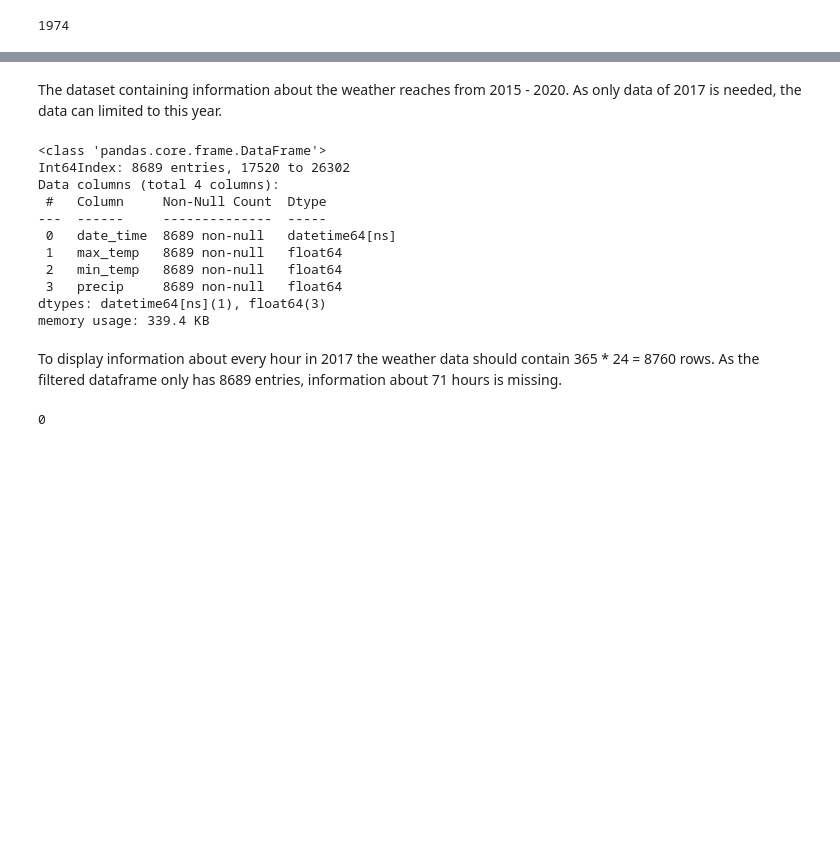
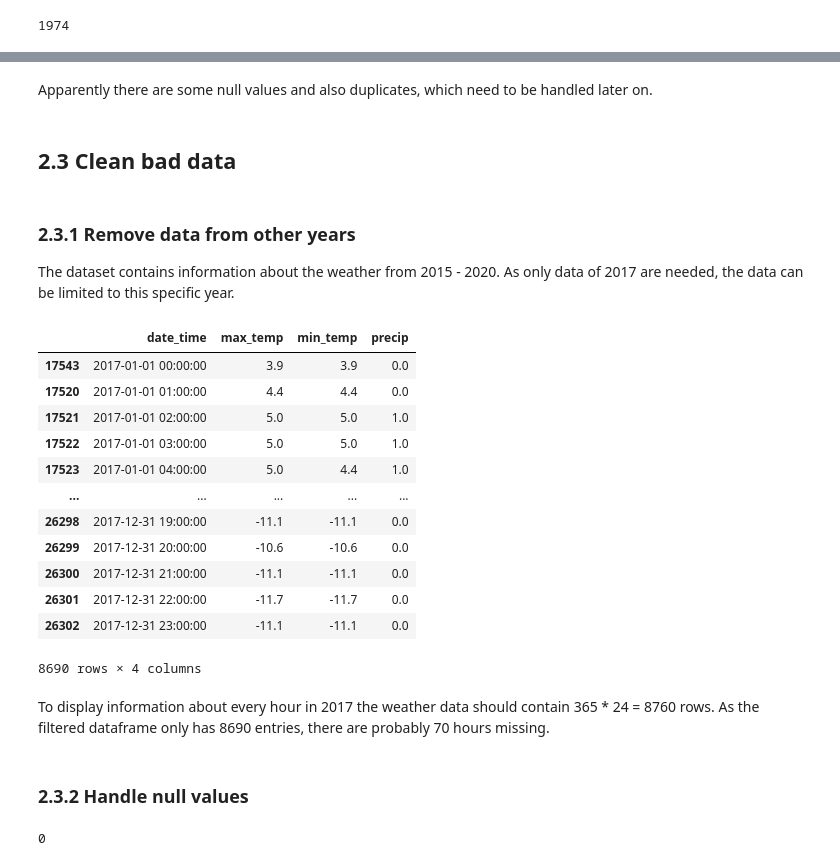
Before and after one commit to NinoVo931/AA_Project, a Jupyter notebook: Weather_Cleaning.ipynb, the cells around one changed output, grey strips where cells are left out. Drawn from its saved outputs; the diff is of its cells as text; code cells hidden in the pictures; blank space fills up the shorter version.

Commit message:
Finalizing cleaning of weather data

```diff
--- a/Weather_Cleaning.ipynb
+++ b/Weather_Cleaning.ipynb
@@ -10,2 +12,2 @@ Import of data
 # %%
-df_Weather = pd.read_csv('weather_hourly_boston.csv')
+df_weather = pd.read_csv('weather_hourly_boston.csv')
@@ -63,23 +62,33 @@ df_Weather.tail(5)
+# %% [markdown]
+Apparently there are some null values and also duplicates, which need to be handled later on.
+# %% [markdown]
+## 2.3 Clean bad data
 # %% [markdown]
-The dataset containing information about the weather reaches from 2015 - 2020. As only data of 2017 is needed, the data can limited to this year.
+### 2.3.1 Remove data from other years
+The dataset contains information about the weather from 2015 - 2020. As only data of 2017 are needed, the data can be limited to this specific year.
 # %%
-df_Weather['date_time'] = pd.to_datetime(df_Weather['date_time'])
+df_weather['date_time'] = pd.to_datetime(df_weather['date_time'])
 
-df_Weather2 = df_Weather[(df_Weather['date_time'] > "2017-01-01") & (df_Weather['date_time'] < "2018-01-01")]
+df_weather_2017 = df_weather[(df_weather['date_time'] >= "2017-01-01") & (df_weather['date_time'] < "2018-01-01")]
-# %%
-df_Weather2.info()
-# %% [output]
-<class 'pandas.core.frame.DataFrame'>
-Int64Index: 8689 entries, 17520 to 26302
-Data columns (total 4 columns):
- #   Column     Non-Null Count  Dtype
----  ------     --------------  -----
- 0   date_time  8689 non-null   datetime64[ns]
- 1   max_temp   8689 non-null   float64
- 2   min_temp   8689 non-null   float64
- 3   precip     8689 non-null   float64
-dtypes: datetime64[ns](1), float64(3)
-memory usage: 339.4 KB
+# %%
+df_weather_2017 = df_weather_2017.sort_values('date_time', ascending = True)
+df_weather_2017
+# %% [output]
+|  | date_time | max_temp | min_temp | precip |
+| 17543 | 2017-01-01 00:00:00 | 3.9 | 3.9 | 0.0 |
+| 17520 | 2017-01-01 01:00:00 | 4.4 | 4.4 | 0.0 |
+| 17521 | 2017-01-01 02:00:00 | 5.0 | 5.0 | 1.0 |
+| 17522 | 2017-01-01 03:00:00 | 5.0 | 5.0 | 1.0 |
+| 17523 | 2017-01-01 04:00:00 | 5.0 | 4.4 | 1.0 |
+| ... | ... | ... | ... | ... |
+| 26298 | 2017-12-31 19:00:00 | -11.1 | -11.1 | 0.0 |
+| 26299 | 2017-12-31 20:00:00 | -10.6 | -10.6 | 0.0 |
+| 26300 | 2017-12-31 21:00:00 | -11.1 | -11.1 | 0.0 |
+| 26301 | 2017-12-31 22:00:00 | -11.7 | -11.7 | 0.0 |
+| 26302 | 2017-12-31 23:00:00 | -11.1 | -11.1 | 0.0 |
+8690 rows × 4 columns
 # %% [markdown]
-To display information about every hour in 2017 the weather data should contain 365 * 24 = 8760 rows. As the filtered dataframe only has 8689 entries, information about 71 hours is missing.
+To display information about every hour in 2017 the weather data should contain 365 * 24 = 8760 rows. As the filtered dataframe only has 8690 entries, there are probably 70 hours missing.
+# %% [markdown]
+### 2.3.2 Handle null values
 # %%
```
Also changed, not shown: parts of 44 cells of this notebook, 1 other file.
